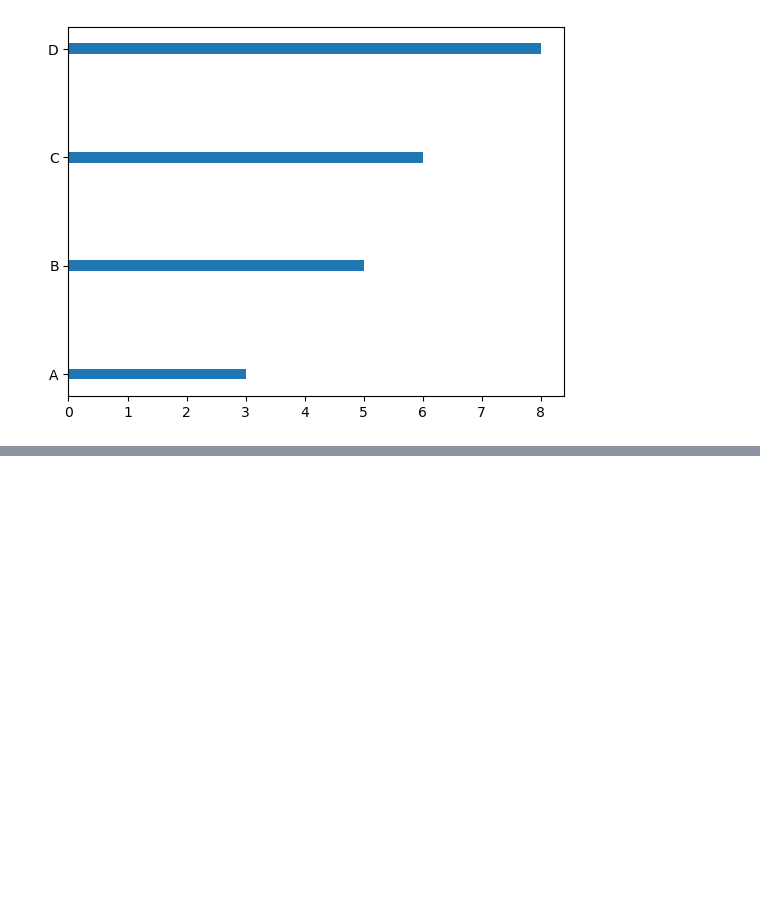
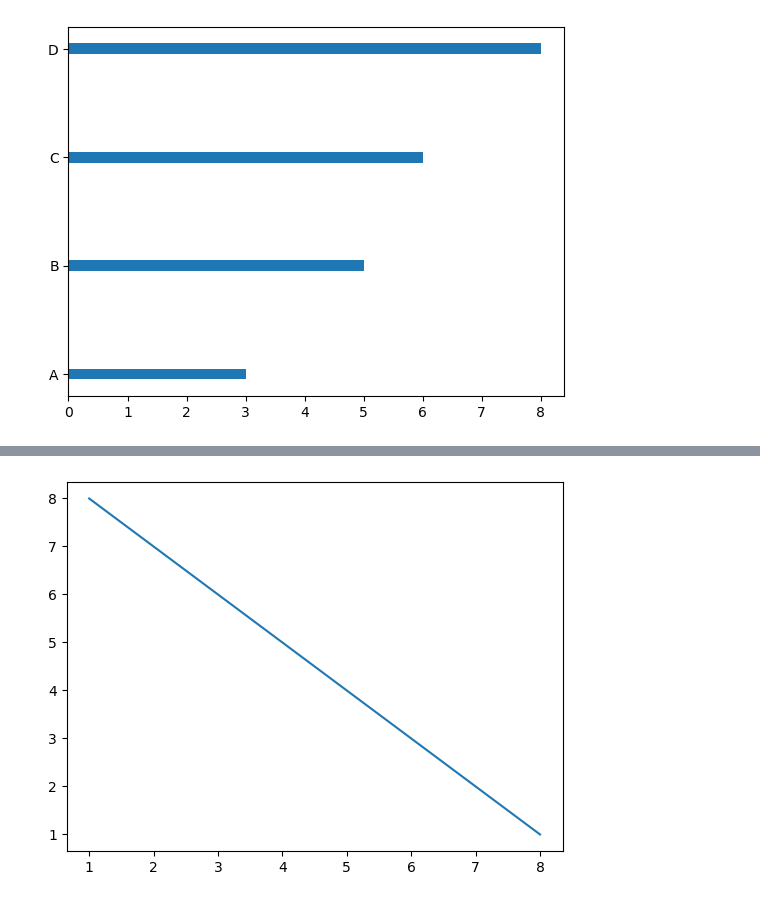
Before and after one commit to bilalramzan01/AI-Engineering-by-The-iScale, a Jupyter notebook: Python for Ai Engineering/unit 14 - Matplotlib and Seaborn/Matplotlib and Seaborn.ipynb, the cells around one changed output, grey strips where cells are left out. Saved outputs shown, nothing was run; the diff lists cells and outputs as text; code cells hidden in the pictures; blank space fills up the shorter version.

```diff
--- a/Python for Ai Engineering/unit 14 - Matplotlib/Matplotlib.ipynb
+++ b/Python for Ai Engineering/unit 14 - Matplotlib and Seaborn/Matplotlib and Seaborn.ipynb
@@ -76,0 +80,7 @@ plt.show()
+# %%
+var1 = [1,2,3,4,5,6,7,8]
+var2 = [8,7,6,5,4,3,2,1]
+sns.lineplot(x=var1,y=var2)
+plt.show()
+# %% [output]
+[figure, added]
```
Also changed, not shown: parts of 5 cells of this notebook.
